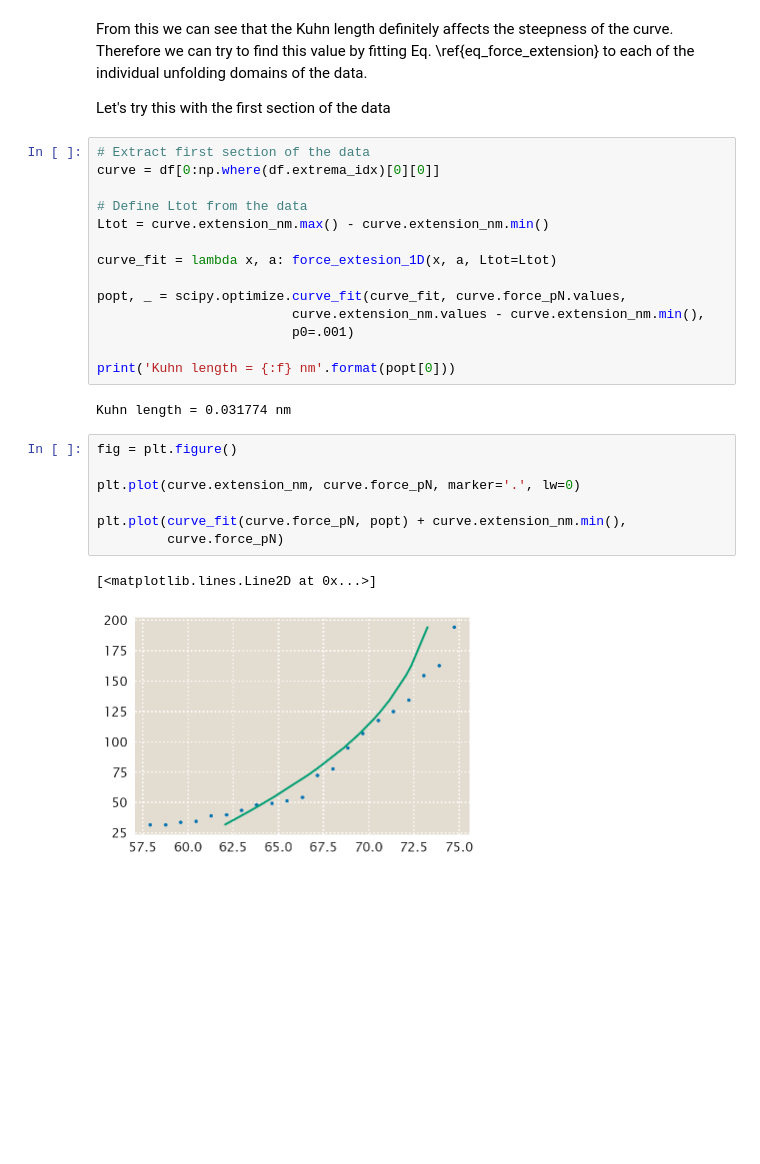
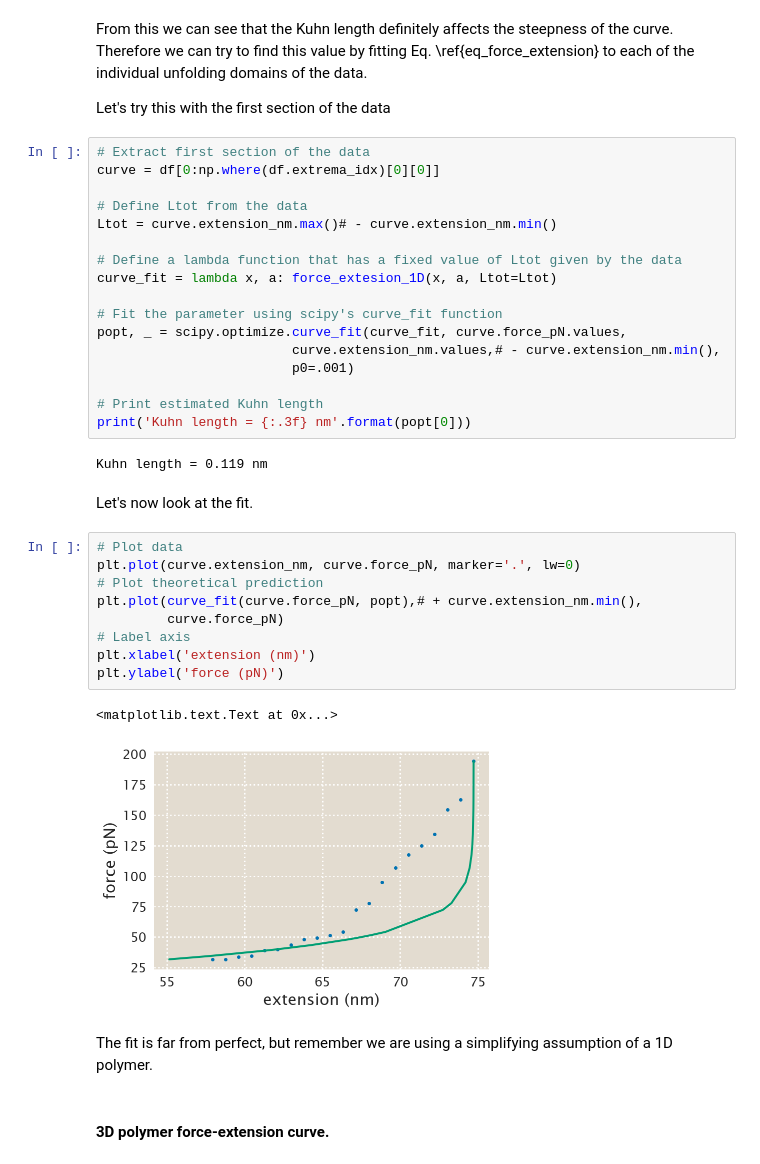
Before and after one commit to mrazomej/pboc, a Jupyter notebook: src/chapter_08.ipynb, the cells around one changed output. Cells and saved outputs as stored; diff of their text form; blank space fills up the shorter version.

```diff
--- a/src/chapter_08.ipynb
+++ b/src/chapter_08.ipynb
@@ -502,24 +504,35 @@ Let's try this with the first section of the data
 curve = df[0:np.where(df.extrema_idx)[0][0]]
 
 # Define Ltot from the data
-Ltot = curve.extension_nm.max() - curve.extension_nm.min()
+Ltot = curve.extension_nm.max()# - curve.extension_nm.min()
 
+# Define a lambda function that has a fixed value of Ltot given by the data
 curve_fit = lambda x, a: force_extesion_1D(x, a, Ltot=Ltot)
 
+# Fit the parameter using scipy's curve_fit function
 popt, _ = scipy.optimize.curve_fit(curve_fit, curve.force_pN.values,
-                         curve.extension_nm.values - curve.extension_nm.min(),
+                         curve.extension_nm.values,# - curve.extension_nm.min(),
                          p0=.001)
 
-print('Kuhn length = {:f} nm'.format(popt[0]))
+# Print estimated Kuhn length
+print('Kuhn length = {:.3f} nm'.format(popt[0]))
 # %% [output]
-Kuhn length = 0.031774 nm
+Kuhn length = 0.119 nm
+# %% [markdown]
+Let's now look at the fit.
 # %%
-fig = plt.figure()
-
+# Plot data
 plt.plot(curve.extension_nm, curve.force_pN, marker='.', lw=0)
-
-plt.plot(curve_fit(curve.force_pN, popt) + curve.extension_nm.min(),
+# Plot theoretical prediction
+plt.plot(curve_fit(curve.force_pN, popt),# + curve.extension_nm.min(),
          curve.force_pN)
+# Label axis
+plt.xlabel('extension (nm)')
+plt.ylabel('force (pN)')
 # %% [output]
-[<matplotlib.lines.Line2D at 0x...>]
+<matplotlib.text.Text at 0x...>
-[figure, old version]
+[figure, new version]
+# %% [markdown]
+The fit is far from perfect, but remember we are using a simplifying assumption of a 1D polymer.
+# %% [markdown]
+#### 3D polymer force-extension curve.
```
Also changed, not shown: parts of 7 cells of this notebook.
